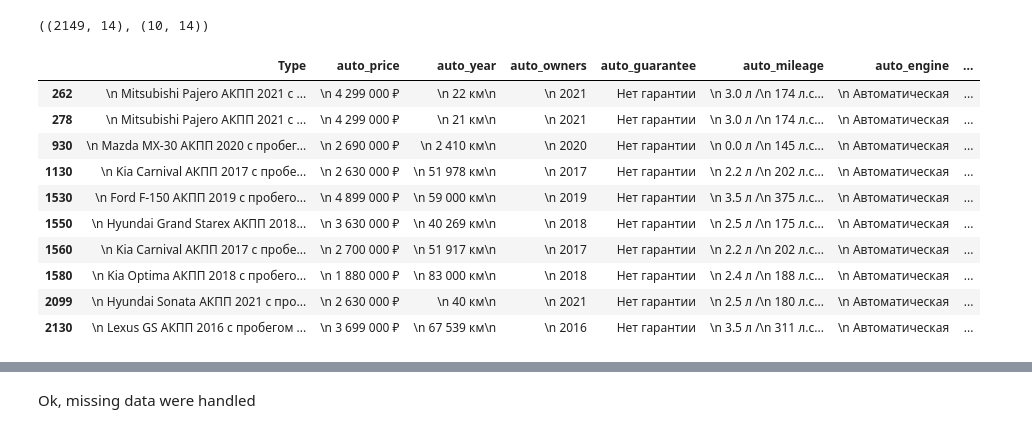
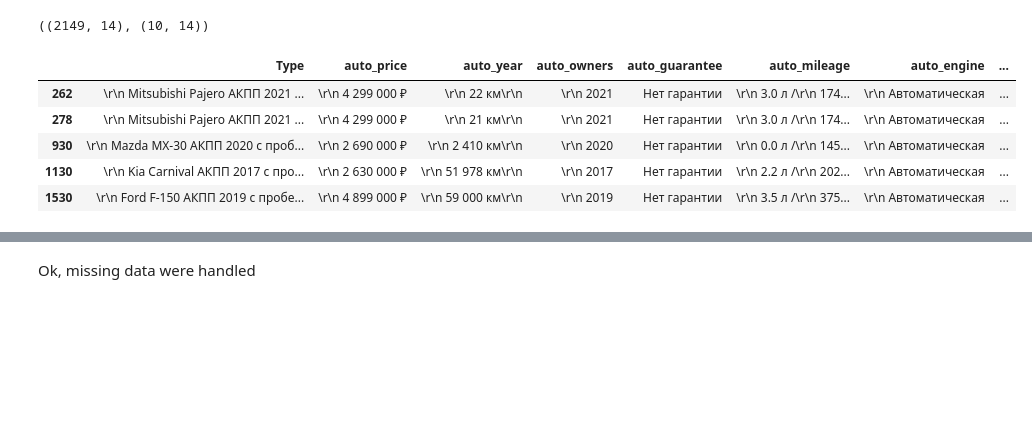
Before and after one commit to DianaS96/Spb_cars_sales, a Jupyter notebook: auto_rolf.ipynb, the cells around one changed output, grey strips where cells are left out. Drawn from its saved outputs; the diff is of its cells as text; code cells hidden in the pictures; blank space fills up the shorter version.

```diff
--- a/auto_rolf.ipynb
+++ b/auto_rolf.ipynb
@@ -197,19 +185,14 @@ data.shape, data_shift_1.shape
 # %% [output]
 ((2149, 14), (10, 14))
 # %%
-data_shift_1
+data_shift_1.head()
 # %% [output]
 |  | Type | auto_price | auto_year | auto_owners | auto_guarantee | auto_mileage | auto_engine | ... |
-| 262 | \n Mitsubishi Pajero АКПП 2021 с ... | \n 4 299 000 ₽ | \n 22 км\n | \n 2021 | Нет гарантии | \n 3.0 л /\n 174 л.с... | \n Автоматическая | ... |
-| 278 | \n Mitsubishi Pajero АКПП 2021 с ... | \n 4 299 000 ₽ | \n 21 км\n | \n 2021 | Нет гарантии | \n 3.0 л /\n 174 л.с... | \n Автоматическая | ... |
-| 930 | \n Mazda MX-30 АКПП 2020 с пробег... | \n 2 690 000 ₽ | \n 2 410 км\n | \n 2020 | Нет гарантии | \n 0.0 л /\n 145 л.с... | \n Автоматическая | ... |
-| 1130 | \n Kia Carnival АКПП 2017 с пробе... | \n 2 630 000 ₽ | \n 51 978 км\n | \n 2017 | Нет гарантии | \n 2.2 л /\n 202 л.с... | \n Автоматическая | ... |
-| 1530 | \n Ford F-150 АКПП 2019 с пробего... | \n 4 899 000 ₽ | \n 59 000 км\n | \n 2019 | Нет гарантии | \n 3.5 л /\n 375 л.с... | \n Автоматическая | ... |
-| 1550 | \n Hyundai Grand Starex АКПП 2018... | \n 3 630 000 ₽ | \n 40 269 км\n | \n 2018 | Нет гарантии | \n 2.5 л /\n 175 л.с... | \n Автоматическая | ... |
-| 1560 | \n Kia Carnival АКПП 2017 с пробе... | \n 2 700 000 ₽ | \n 51 917 км\n | \n 2017 | Нет гарантии | \n 2.2 л /\n 202 л.с... | \n Автоматическая | ... |
-| 1580 | \n Kia Optima АКПП 2018 с пробего... | \n 1 880 000 ₽ | \n 83 000 км\n | \n 2018 | Нет гарантии | \n 2.4 л /\n 188 л.с... | \n Автоматическая | ... |
-| 2099 | \n Hyundai Sonata АКПП 2021 с про... | \n 2 630 000 ₽ | \n 40 км\n | \n 2021 | Нет гарантии | \n 2.5 л /\n 180 л.с... | \n Автоматическая | ... |
-| 2130 | \n Lexus GS АКПП 2016 с пробегом ... | \n 3 699 000 ₽ | \n 67 539 км\n | \n 2016 | Нет гарантии | \n 3.5 л /\n 311 л.с... | \n Автоматическая | ... |
+| 262 | \r\n Mitsubishi Pajero АКПП 2021 ... | \r\n 4 299 000 ₽ | \r\n 22 км\r\n | \r\n 2021 | Нет гарантии | \r\n 3.0 л /\r\n 174... | \r\n Автоматическая | ... |
+| 278 | \r\n Mitsubishi Pajero АКПП 2021 ... | \r\n 4 299 000 ₽ | \r\n 21 км\r\n | \r\n 2021 | Нет гарантии | \r\n 3.0 л /\r\n 174... | \r\n Автоматическая | ... |
+| 930 | \r\n Mazda MX-30 АКПП 2020 с проб... | \r\n 2 690 000 ₽ | \r\n 2 410 км\r\n | \r\n 2020 | Нет гарантии | \r\n 0.0 л /\r\n 145... | \r\n Автоматическая | ... |
+| 1130 | \r\n Kia Carnival АКПП 2017 с про... | \r\n 2 630 000 ₽ | \r\n 51 978 км\r\n | \r\n 2017 | Нет гарантии | \r\n 2.2 л /\r\n 202... | \r\n Автоматическая | ... |
+| 1530 | \r\n Ford F-150 АКПП 2019 с пробе... | \r\n 4 899 000 ₽ | \r\n 59 000 км\r\n | \r\n 2019 | Нет гарантии | \r\n 3.5 л /\r\n 375... | \r\n Автоматическая | ... |
 # %%
 data_shift_1['auto_color'] = data_shift_1['auto_carcase']
 data_shift_1['auto_carcase'] = data_shift_1['auto_wheel']
```
Also changed, not shown: parts of 53 cells of this notebook.
